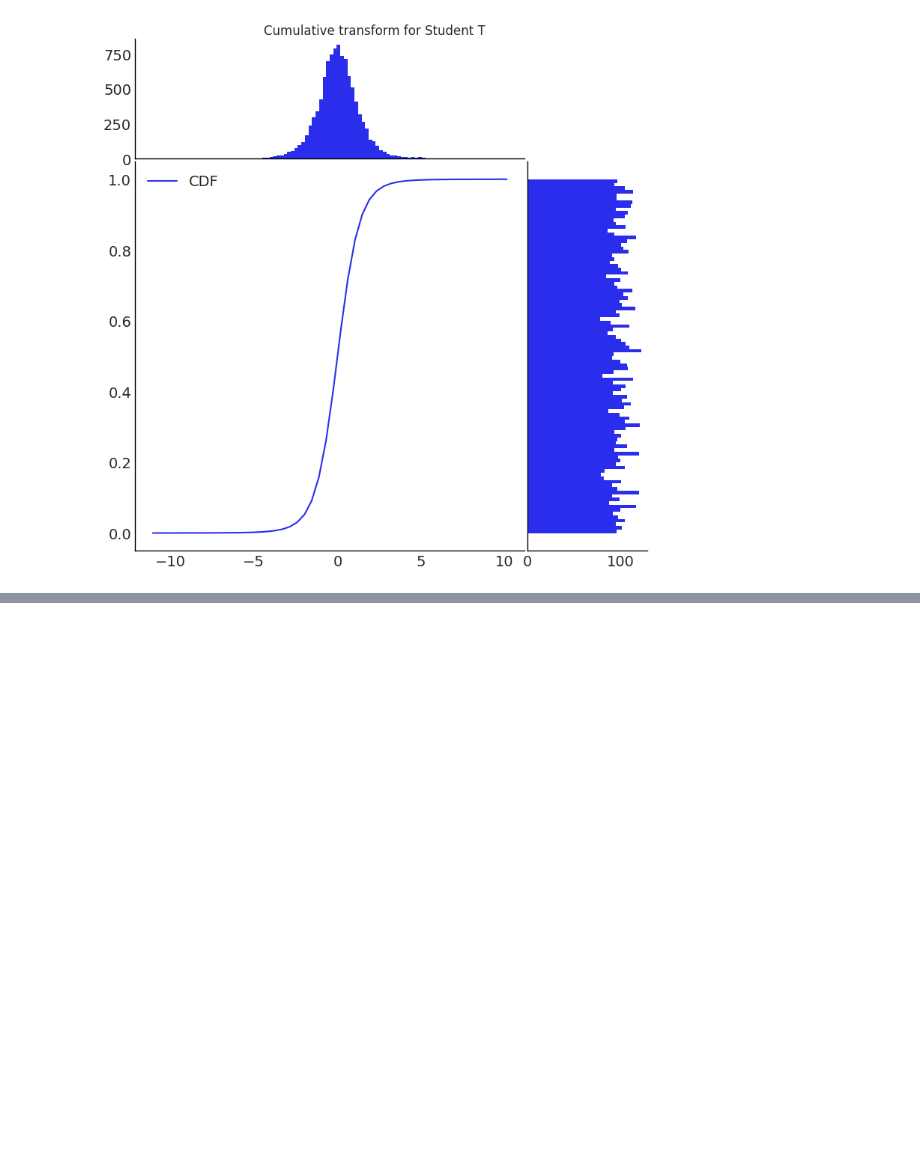
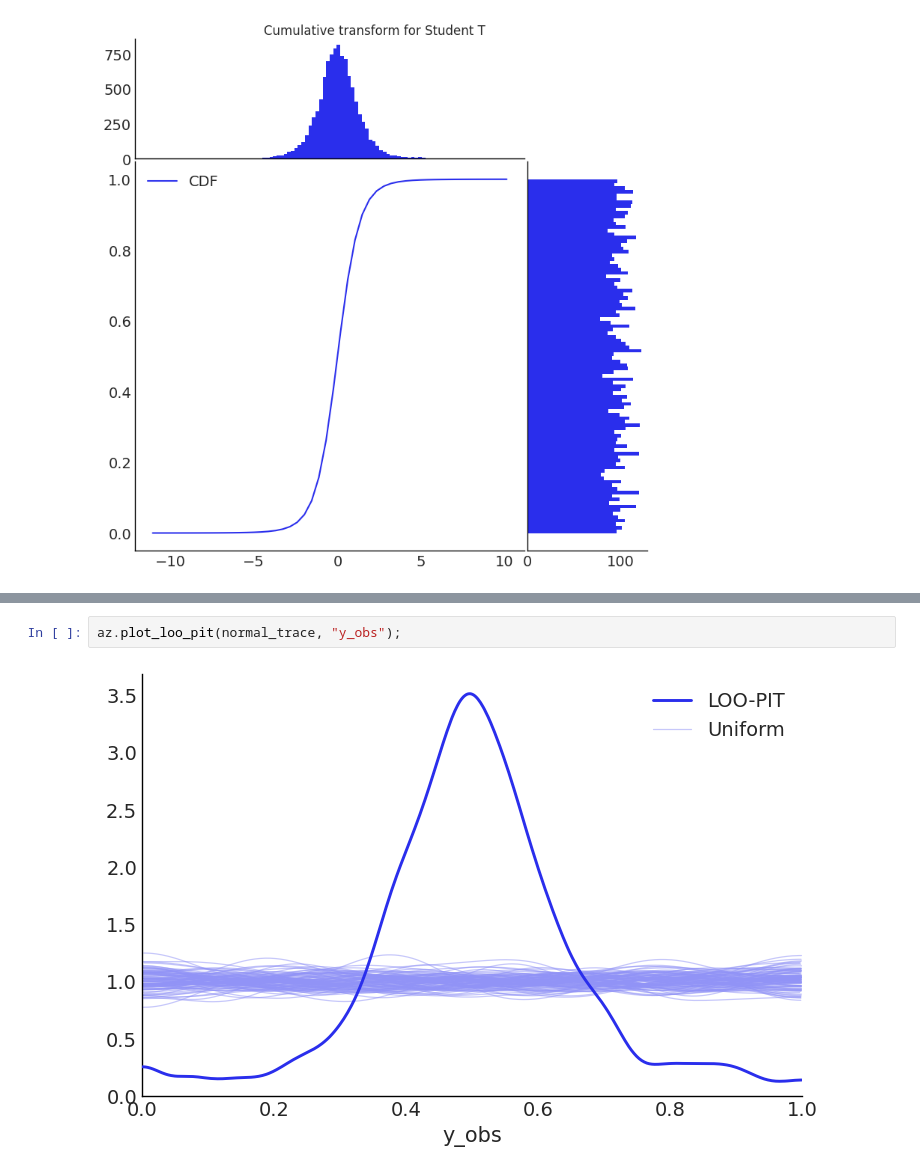
Before and after one commit to ferrine/old-ferrine.github.io, a Jupyter notebook: content/bayes/interpreting_loo_pit.ipynb, the cells around one changed output, grey strips where cells are left out. Saved outputs shown, nothing was run; the diff lists cells and outputs as text; blank space fills up the shorter version.

```diff
--- a/content/bayes/interpreting_loo_pit.ipynb
+++ b/content/bayes/interpreting_loo_pit.ipynb
@@ -75,0 +156,4 @@ If the likelihood is well specified, we'll see a uniform distribution of i-CDF v
+# %%
+az.plot_loo_pit(normal_trace, "y_obs");
+# %% [output]
+[figure, added]
```
Also changed, not shown: parts of 60 cells of this notebook, 2 other files.
